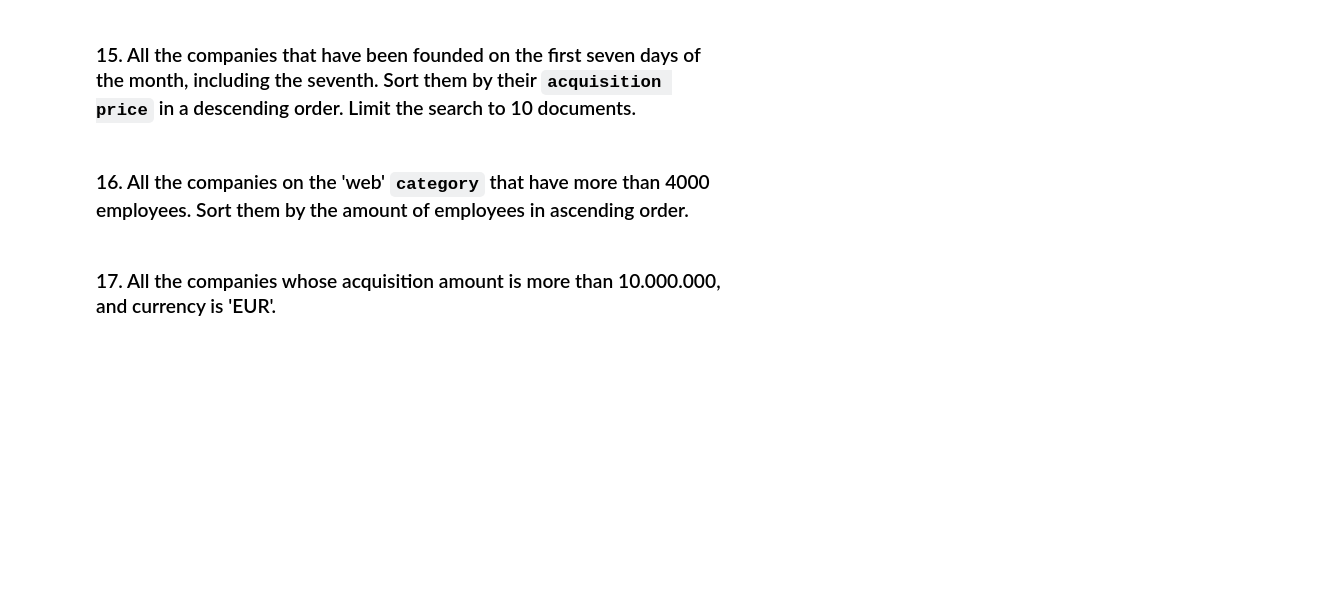
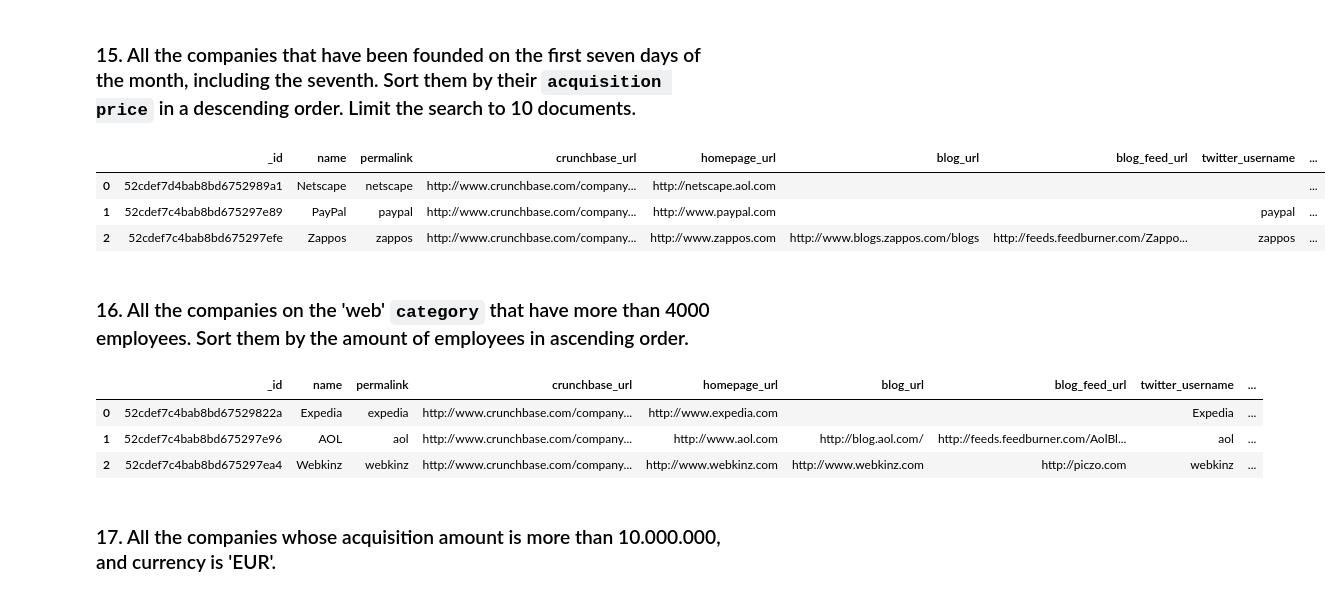
Before and after one commit to Ironhack-Part-Time-Enero2022/lab-mongo-queries, a Jupyter notebook: your_code/main.ipynb, the cells around one changed output. Saved outputs shown, nothing was run; the diff lists cells and outputs as text; code cells hidden in the pictures; blank space fills up the shorter version.

```diff
--- a/your_code/main.ipynb
+++ b/your_code/main.ipynb
@@ -194,2 +219,10 @@ found_aq
+# %%
+found_aq_2 = pd.DataFrame(companies.find({'founded_day': {'$lte': 7}}).sort('acquisition.price_amount', -1).limit(3))
+found_aq_2
+# %% [output]
+|  | _id | name | permalink | crunchbase_url | homepage_url | blog_url | blog_feed_url | twitter_username | ... |
+| 0 | 52cdef7d4bab8bd6752989a1 | Netscape | netscape | http://www.crunchbase.com/company... | http://netscape.aol.com |  |  |  | ... |
+| 1 | 52cdef7c4bab8bd675297e89 | PayPal | paypal | http://www.crunchbase.com/company... | http://www.paypal.com |  |  | paypal | ... |
+| 2 | 52cdef7c4bab8bd675297efe | Zappos | zappos | http://www.crunchbase.com/company... | http://www.zappos.com | http://www.blogs.zappos.com/blogs | http://feeds.feedburner.com/Zappo... | zappos | ... |
 # %% [markdown]
 ### 16. All the companies on the 'web' `category` that have more than 4000 employees. Sort them by the amount of employees in ascending order.
@@ -198,2 +229,10 @@ found_aq
+# %%
+web_employees = pd.DataFrame(companies.find({'category_code': 'web', 'number_of_employees': {'$gt':4000}}).sort('number_of_employees', 1).limit(3))
+web_employees
+# %% [output]
+|  | _id | name | permalink | crunchbase_url | homepage_url | blog_url | blog_feed_url | twitter_username | ... |
+| 0 | 52cdef7c4bab8bd67529822a | Expedia | expedia | http://www.crunchbase.com/company... | http://www.expedia.com |  |  | Expedia | ... |
+| 1 | 52cdef7c4bab8bd675297e96 | AOL | aol | http://www.crunchbase.com/company... | http://www.aol.com | http://blog.aol.com/ | http://feeds.feedburner.com/AolBl... | aol | ... |
+| 2 | 52cdef7c4bab8bd675297ea4 | Webkinz | webkinz | http://www.crunchbase.com/company... | http://www.webkinz.com | http://www.webkinz.com | http://piczo.com | webkinz | ... |
 # %% [markdown]
 ### 17. All the companies whose acquisition amount is more than 10.000.000, and currency is 'EUR'.
```
Also changed, not shown: parts of 10 cells of this notebook.
